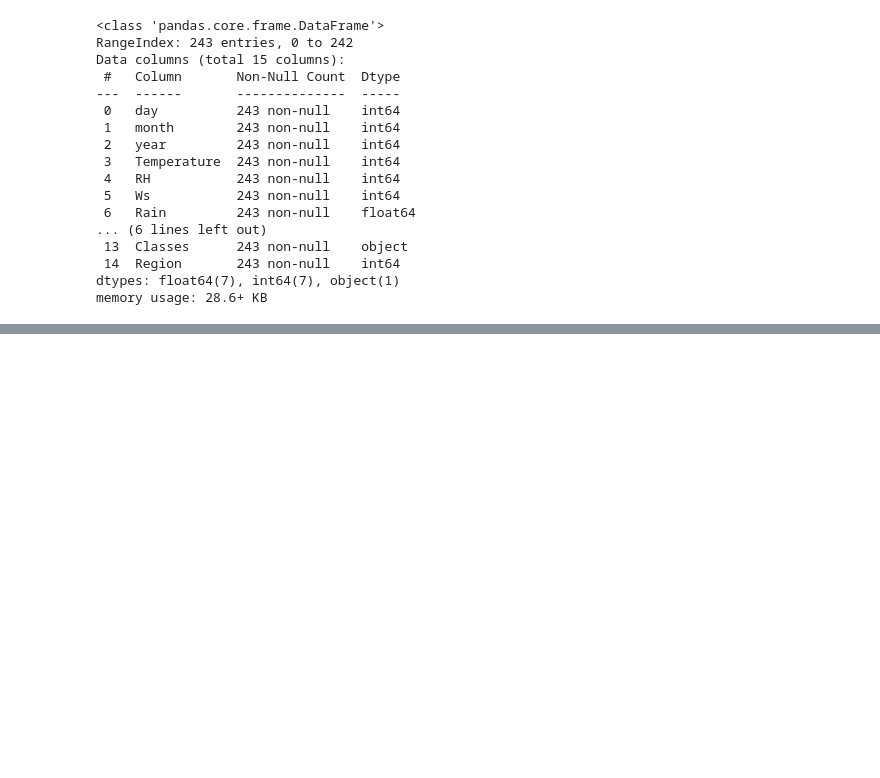
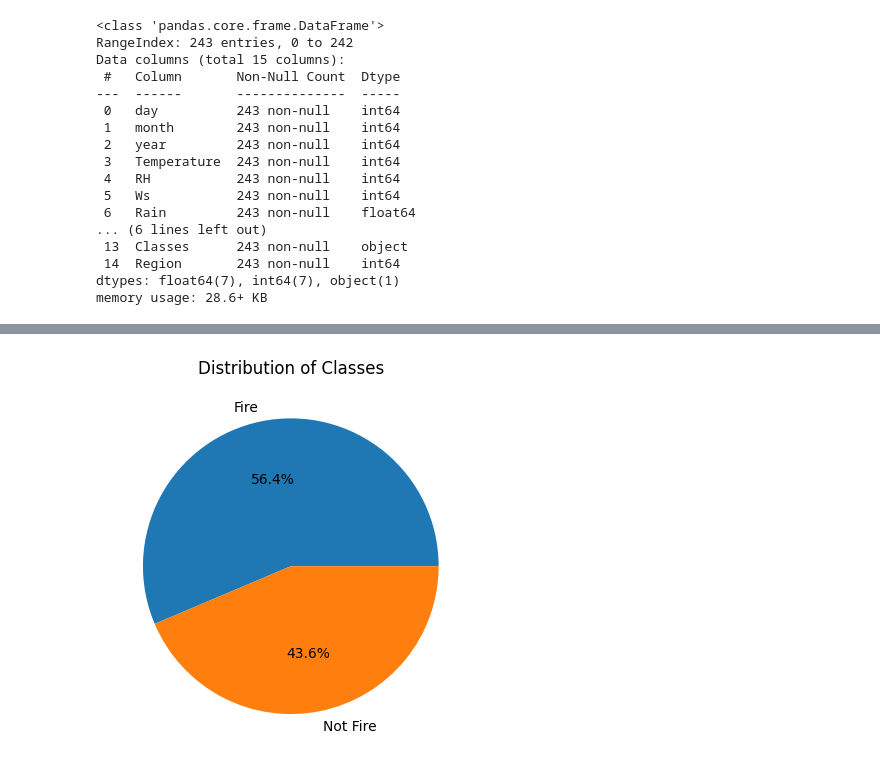
Before and after one commit to manjuq/forest_fire_prediction, a Jupyter notebook: EDA_forest_fire.ipynb, the cells around one changed output, grey strips where cells are left out. Saved outputs shown, nothing was run; the diff lists cells and outputs as text; code cells hidden in the pictures; blank space fills up the shorter version.

```diff
--- a/EDA_forest_fire.ipynb
+++ b/EDA_forest_fire.ipynb
@@ -159,0 +209,9 @@ df.describe()
+# %%
+#percentage of pie chart for Classes category
+classes_count = df_copy['Classes'].value_counts()
+labels = ['Fire', 'Not Fire']
+plt.pie(classes_count, labels=labels, autopct='%1.1f%%')
+plt.title('Distribution of Classes')
+plt.show()
+# %% [output]
+[figure, added]
```
Also changed, not shown: parts of 13 cells of this notebook, 1 other file.
